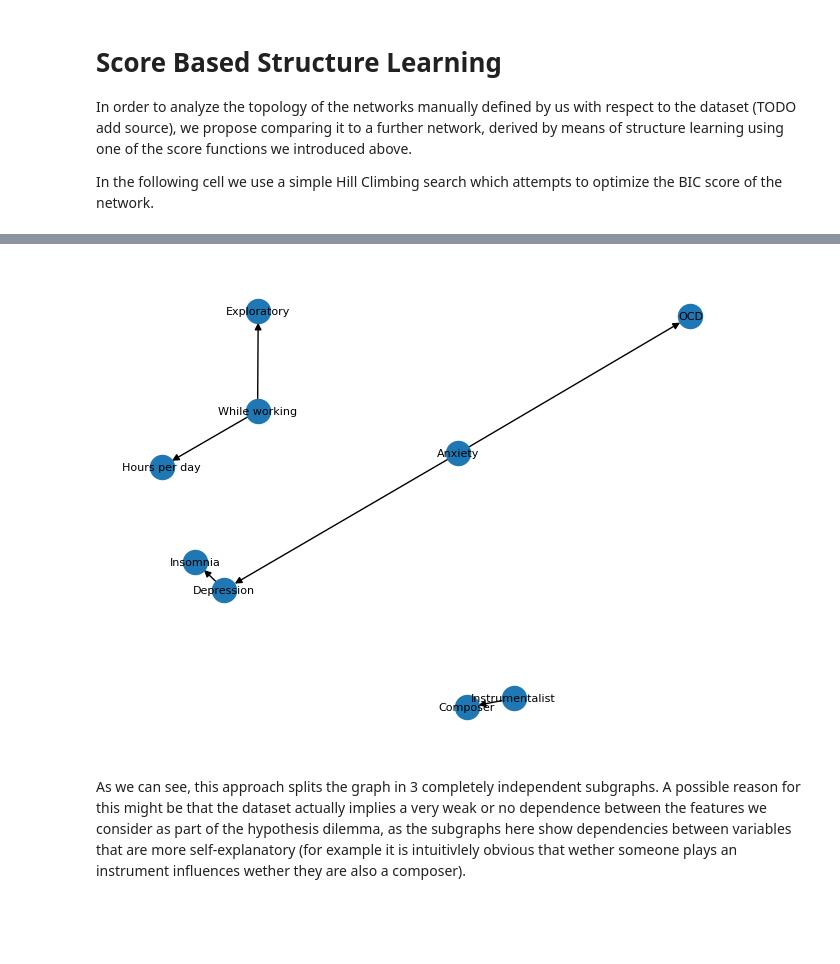
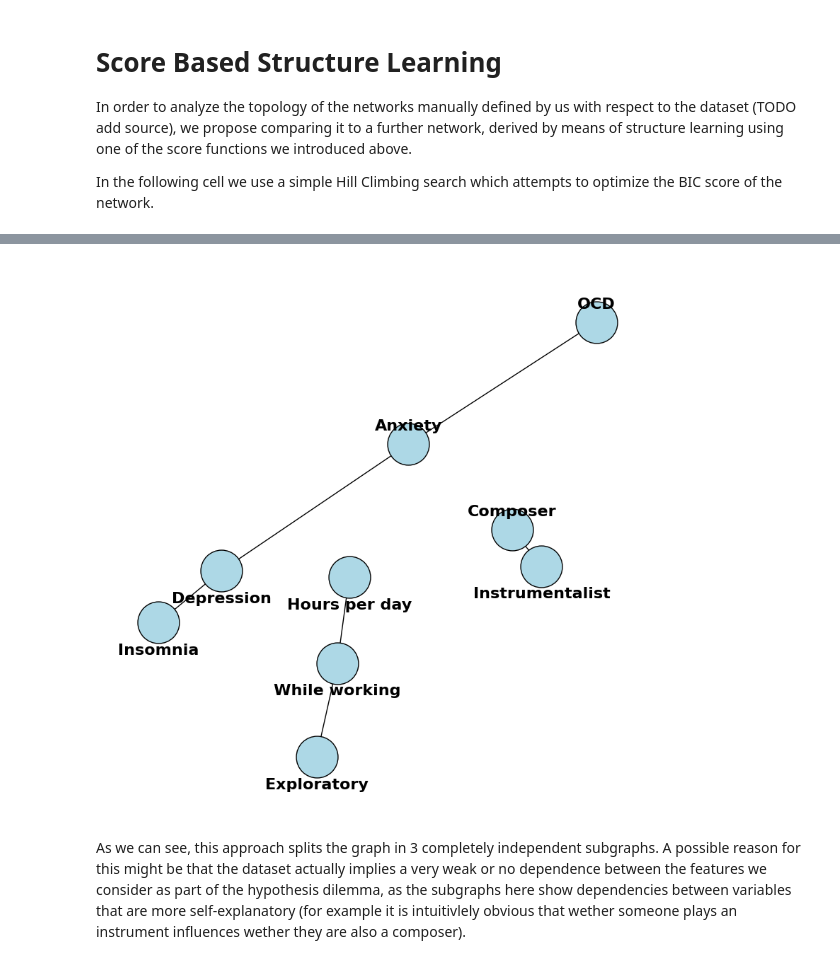
Before and after one commit to KonstantinKanchev/Music-Taste-and-Mental-Health, a Jupyter notebook: networks.ipynb, the cells around one changed output, grey strips where cells are left out. Cells and saved outputs as stored; diff of their text form; code cells hidden in the pictures; blank space fills up the shorter version.

```diff
--- a/networks.ipynb
+++ b/networks.ipynb
@@ -479,22 +536,21 @@ custom_priors = {
     "OCD": 10000 * np.array([[0.98, 0.2]]).T
 }
 
-# Create the estimator
-MHIT_prior_copy = copy.deepcopy(MHIT_copy)
-MHIT_prior_estimator = BayesianEstimator(MHIT_copy, df)
+IIT_prior_copy = copy.deepcopy(IIT_copy)
+IIT_prior_estimator = BayesianEstimator(IIT_copy, df)
 
 # Fit with custom priors (applied only to the specified variables)
-for node in MHIT_prior_copy.nodes():
+for node in IIT_prior_copy.nodes():
     if node in custom_priors:
-      cpd = MHIT_prior_estimator.estimate_cpd(
+      cpd = IIT_prior_estimator.estimate_cpd(
           node,
           prior_type="dirichlet",
           pseudo_counts=custom_priors[node]  # only for selected variables
       )
     else:
         # Default prior for other nodes
-        cpd = MHIT_prior_estimator.estimate_cpd(node, prior_type="BDeu", equivalent_sample_size=10)
-    MHIT_prior_copy.add_cpds(cpd)
+        cpd = IIT_prior_estimator.estimate_cpd(node, prior_type="BDeu", equivalent_sample_size=10)
+    IIT_prior_copy.add_cpds(cpd)
 # %% [output]
 WARNING:pgmpy:Replacing existing CPD for Anxiety
 WARNING:pgmpy:Replacing existing CPD for Fav genre
@@ -517,12 +573,12 @@ for node in custom_priors.keys():
     print(f"===== {node} =====")
 
     # Original CPD
-    orig_cpd = MHIT_copy.get_cpds(node)
+    orig_cpd = IIT_copy.get_cpds(node)
     print("\n--- Original CPD ---")
     print(orig_cpd)
 
     # CPD with custom prior
-    new_cpd = MHIT_prior_copy.get_cpds(node)
+    new_cpd = IIT_prior_copy.get_cpds(node)
     print("\n--- CPD with Custom Prior ---")
     print(new_cpd)
 
@@ -628,15 +712,43 @@ Part 2) Model:     [('While working', 'Hours per day'), ('While working', 'Explo
 # %%
 G = nx.DiGraph()
 G.add_edges_from(learned_network.edges())
+
 pos = nx.spring_layout(G)
-nx.draw(
+
+plt.figure(figsize=(10, 10))
+plt.margins(0.07)
+
+nx.draw_networkx_nodes(
+    G, pos,
+    node_color="#add8e6",
+    edgecolors="black",
+    node_size=1800
+)
+
+nx.draw_networkx_edges(G, pos, arrows=True)
+
+# --- Label placement ---
+label_pos = {}
+y_values = [y for x, y in pos.values()]
+y_median = (max(y_values) + min(y_values)) / 2  # divide top vs bottom
+
+for node, (x, y) in pos.items():
+    if y >= y_median:
+        label_pos[node] = (x, y + 0.05)
+    else:
+        label_pos[node] = (x, y - 0.08)
+
+nx.draw_networkx_labels(
     G,
-    pos,
-    with_labels=True,
-    font_size  = 8
+    label_pos,
+    font_size=16,
+    font_weight="bold"
 )
+
+plt.axis("off")
+plt.show()
 # %% [output]
-[figure, old version]
+[figure, new version]
 # %% [markdown]
 As we can see, this approach splits the graph in 3 completely independent subgraphs. A possible reason for this might be that the dataset actually implies a very weak or no dependence between the features we consider as part of the hypothesis dilemma, as the subgraphs here show dependencies between variables that are more self-explanatory (for example it is intuitivlely obvious that wether someone plays an instrument influences wether they are also a composer).
 # %% [markdown]
```
Also changed, not shown: parts of 19 cells of this notebook, 9 other files.
